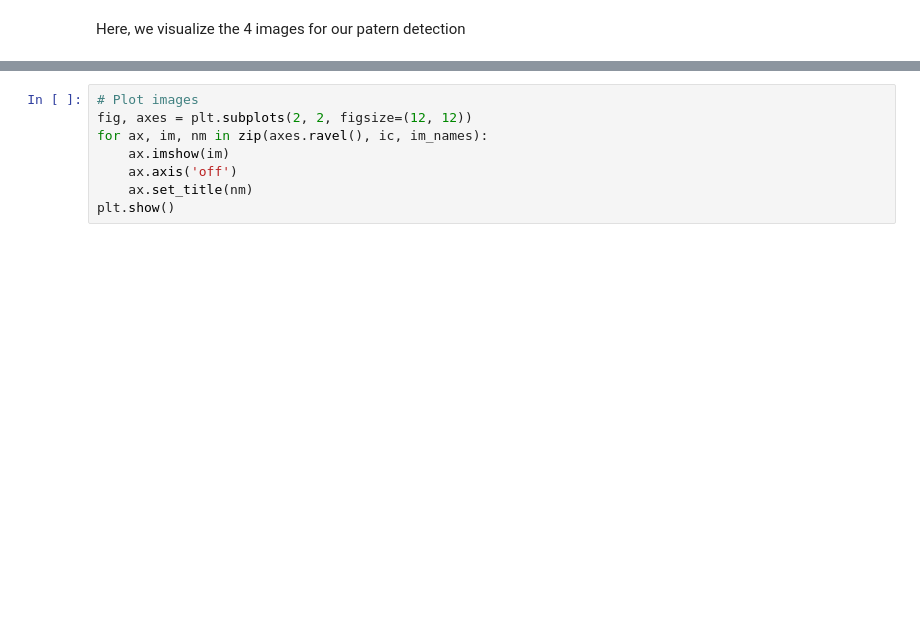
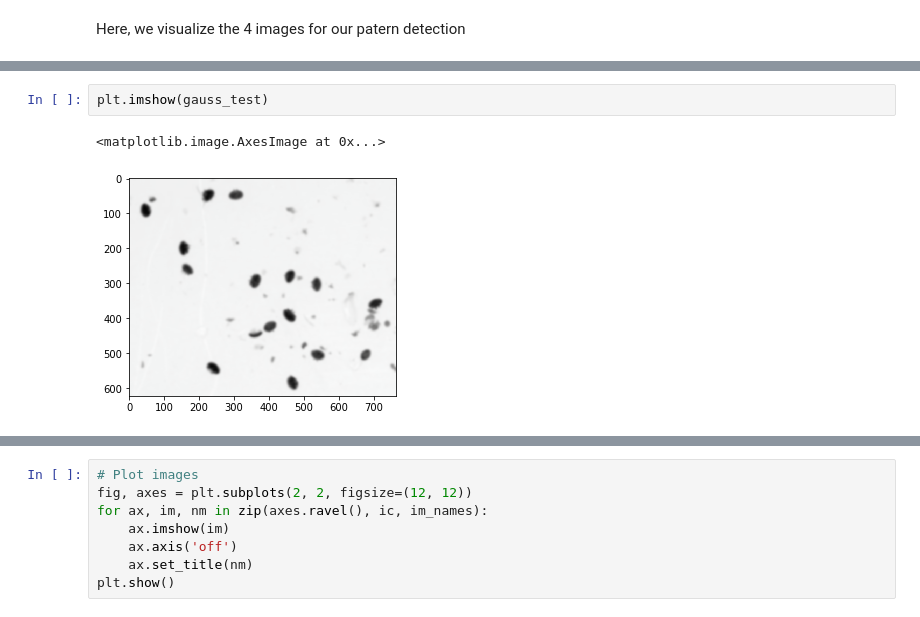
Before and after one commit to EGJ1996/Image-Processing, a Jupyter notebook: labs/lab_01_segmentation.ipynb, the cells around one changed output, grey strips where cells are left out. Cells and saved outputs as stored; diff of their text form; blank space fills up the shorter version.

```diff
--- a/labs/lab_01_segmentation.ipynb
+++ b/labs/lab_01_segmentation.ipynb
@@ -256,0 +295,5 @@ Here, we visualize the 4 images for our patern detection
+# %%
+plt.imshow(gauss_test)
+# %% [output]
+<matplotlib.image.AxesImage at 0x...>
+[figure, added]
```
Also changed, not shown: parts of 15 cells of this notebook.
